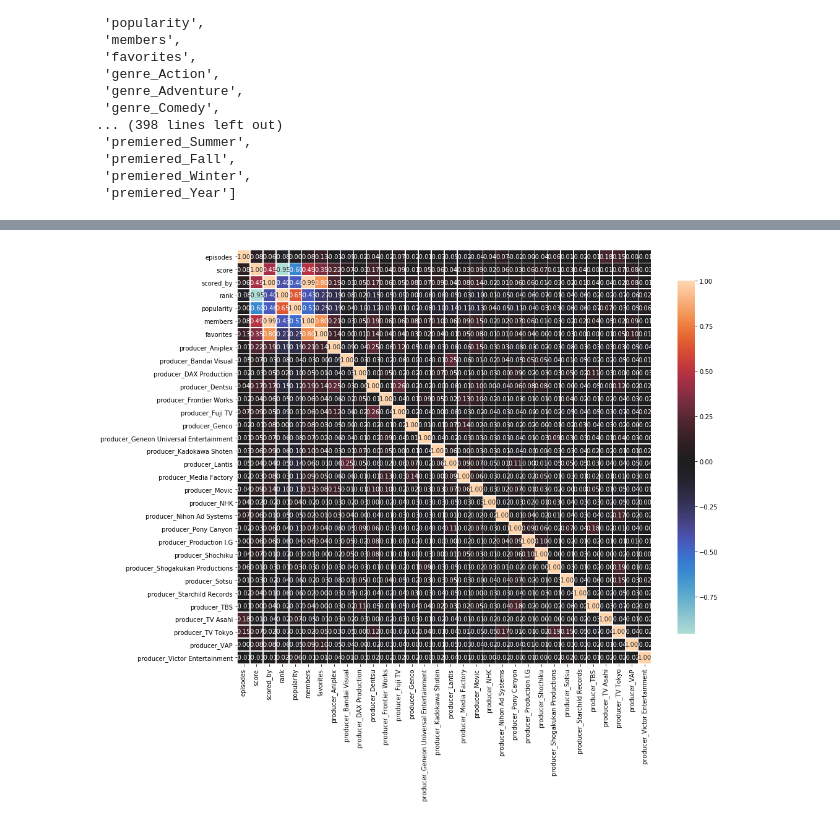
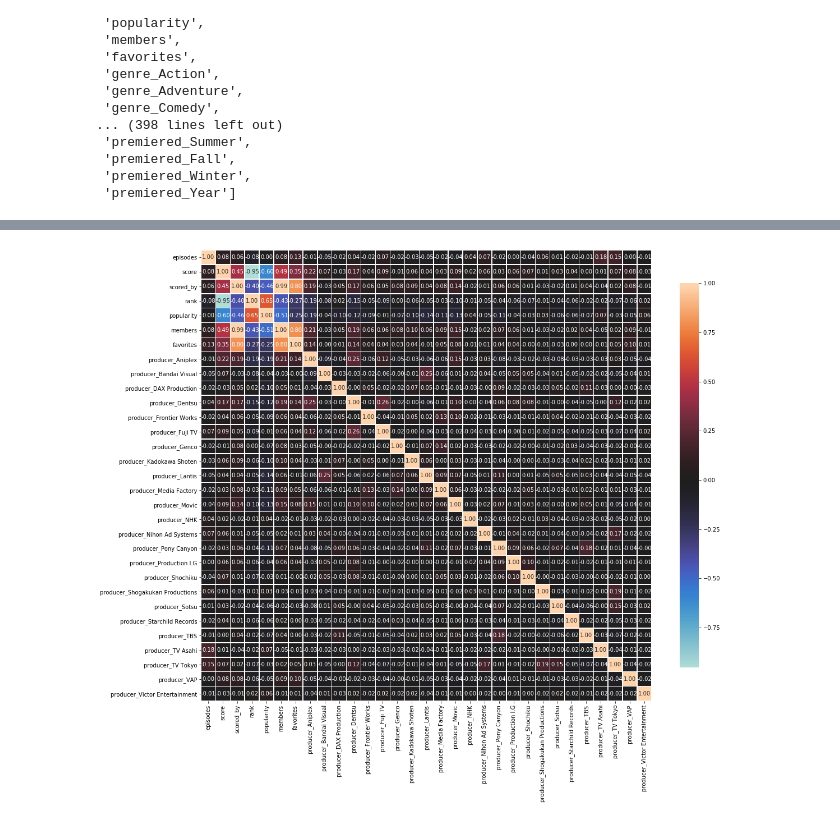
Before and after one commit to KWellesly/ML4Anime, a Jupyter notebook: graphs.ipynb, the cells around one changed output, grey strips where cells are left out. Saved outputs shown, nothing was run; the diff lists cells and outputs as text; code cells hidden in the pictures.

```diff
--- a/graphs.ipynb
+++ b/graphs.ipynb
@@ -67,0 +126,18 @@ plt.show()
+# %%
+from sklearn.neighbors import NearestNeighbors
+import numpy as np
+
+plt.figure(num=None, figsize=(8, 6), dpi=80, facecolor='w', edgecolor='k')
+
+
+xy = final_arr[:, 0:2]
+nbrs = NearestNeighbors(n_neighbors=10, algorithm='kd_tree').fit(xy)
+distances, indices = nbrs.kneighbors(xy)
+y = sorted(distances[:, -1])
+x = range(0, len(y))
+plt.plot(x, y, label="10th NN")
+plt.title("Epsilon Tuning for DBSCAN")
+plt.legend()
+plt.xlabel("Points")
+plt.ylabel("Distance")
+plt.show()
@@ -174,7 +260,7 @@ import seaborn as sns
 def correlation_heatmap(df):
 
     correlations = df.corr()
-    fig, ax = plt.subplots(figsize=(15,15))
+    fig, ax = plt.subplots(figsize=(18,18))
     sns.heatmap(correlations, vmax=1.0, center=0, fmt='.2f',
                 square=True, linewidths=.5, annot=True, cbar_kws={"shrink": .70})
     plt.show()
@@ -252,9 +338,11 @@ correlation_heatmap(corr_df_no_synopsis[anime_rating_titles])
 # %%
 # stats vs producer #
-stats_producer_titles = anime_stat_titles + anime_producer_titles
+anime_producer_temp = anime_producer_titles
+anime_producer_temp.remove("producer_Geneon Universal Entertainment")
+stats_producer_titles = anime_stat_titles + anime_producer_temp
 correlation_heatmap(corr_df_no_synopsis[stats_producer_titles])
 # %% [output]
-[figure, old version]
+[figure, new version]
 # %%
 # stats vs genre #
 stats_genre_titles = anime_stat_titles + anime_genre_titles
```
Also changed, not shown: parts of 16 cells of this notebook.
